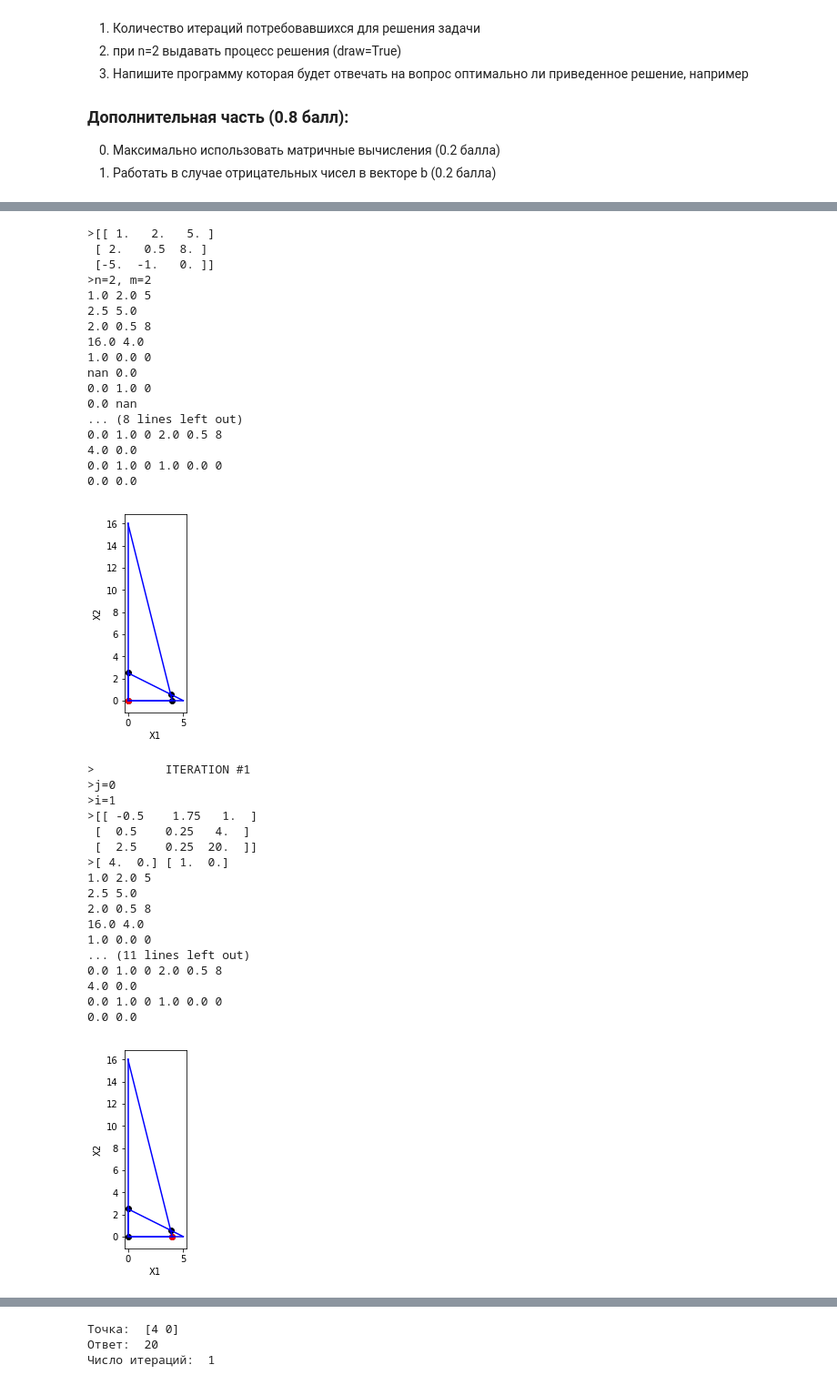
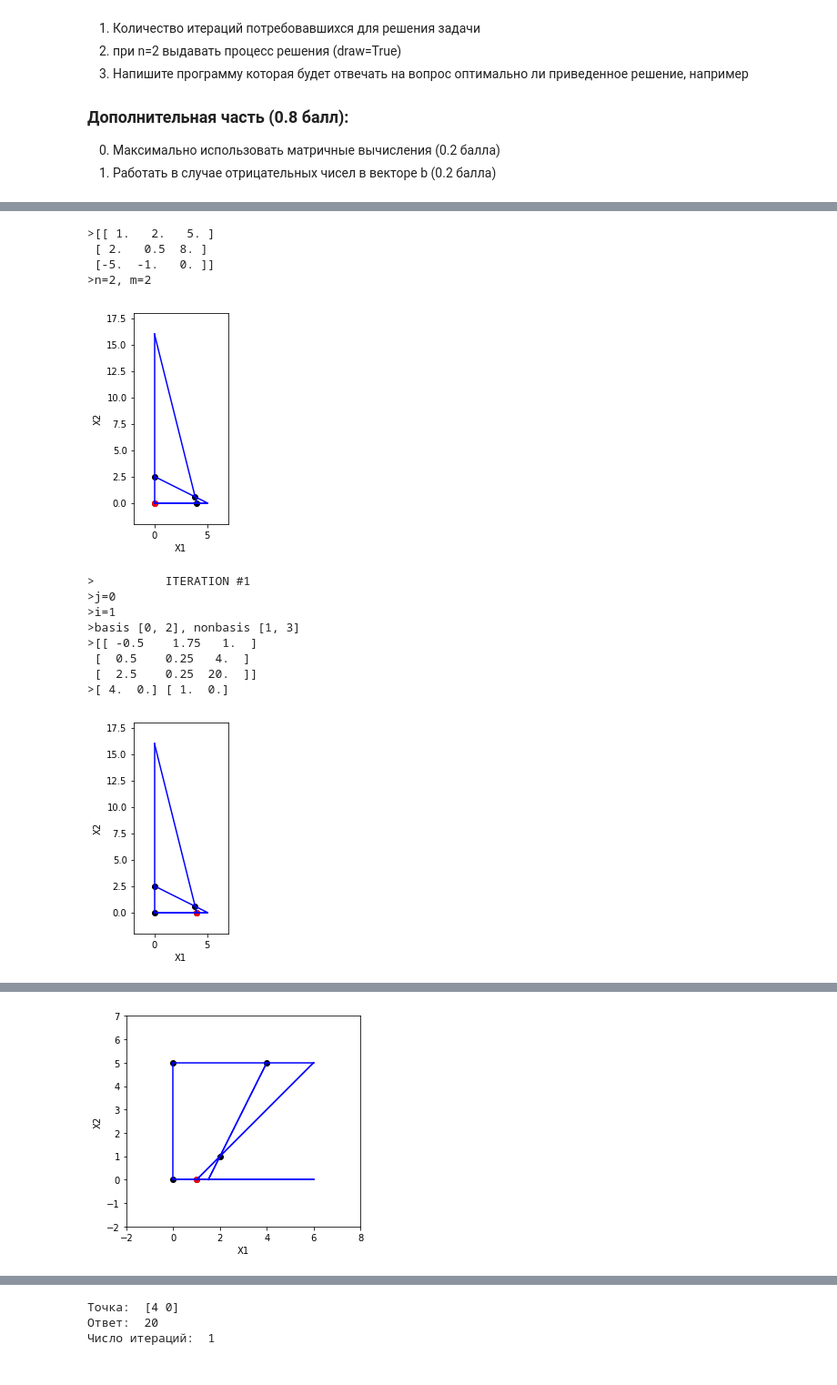
Before and after one commit to Wiki-fan/MIPT-all, a Jupyter notebook: задание.ipynb, the cells around one changed output, grey strips where cells are left out. Shown at 91% size. Drawn from its saved outputs; the diff is of its cells as text; code cells hidden in the pictures.

```diff
--- a/задание.ipynb
+++ b/задание.ipynb
@@ -260,68 +306,46 @@ solve_lin_prog(A, b, c, draw=True)
 # %%
 A=np.array([[1,2],[2,0.5]])
 b=np.array([5,8])
 c=np.array([5,1])
 ans = solve_lin_prog(A, b, c, draw=True)
-corr_ans = (np.array([ 4.,  0.]), 20.0, 1)
-assert((ans[0] == corr_ans[0]).all() and ans[1] == corr_ans[1] and ans[2] == corr_ans[2])
+corr_ans = (np.array([ 4.,  0.]), 20.0)
+assert((ans[0] == corr_ans[0]).all() and ans[1] == corr_ans[1])
 
 A=np.array([[1,-1],[2,-1], [0, 1]])
 b=np.array([1,3,5])
 c=np.array([4,3])
 ans = solve_lin_prog(A, b, c, draw=True)
-corr_ans = (np.array([ 4.,  5.]), 31.0, 3)
-assert((ans[0] == corr_ans[0]).all() and ans[1] == corr_ans[1] and ans[2] == corr_ans[2])
+corr_ans = (np.array([ 4.,  5.]), 31.0)
+assert((ans[0] == corr_ans[0]).all() and ans[1] == corr_ans[1])
 
 A=np.array([[2,3,1],[4,1,2],[3,4,2]])
 b=np.array([5, 11, 8])
 c=np.array([5, 4, 3])
 ans = solve_lin_prog(A, b, c, draw=True)
-corr_ans = (np.array([ 2.,  0.,  1.]), 13.0, 2)
-assert((ans[0] == corr_ans[0]).all() and ans[1] == corr_ans[1] and ans[2] == corr_ans[2])
+corr_ans = (np.array([ 2.,  0.,  1.]), 13.0)
+assert((ans[0] == corr_ans[0]).all() and ans[1] == corr_ans[1])
 
 A=np.array([[1,1,1,1],[2,1,-1,-1],[0,-1,0,1]])
 b=np.array([40, 10, 10])
 c=np.array([0.5, 3,1,4])
 ans = solve_lin_prog(A, b, c, draw=True)
-corr_ans = (np.array([  0.,  15.,   0.,  25.]), 145.0, 2)
-assert((ans[0] == corr_ans[0]).all() and ans[1] == corr_ans[1] and ans[2] == corr_ans[2])
+corr_ans = (np.array([  0.,  15.,   0.,  25.]), 145.0)
+assert((ans[0] == corr_ans[0]).all() and ans[1] == corr_ans[1])
 # %% [output]
 >[[ 1.   2.   5. ]
  [ 2.   0.5  8. ]
  [-5.  -1.   0. ]]
 >n=2, m=2
-1.0 2.0 5
-2.5 5.0
-2.0 0.5 8
-16.0 4.0
-1.0 0.0 0
-nan 0.0
-0.0 1.0 0
-0.0 nan
-... (8 lines left out)
-0.0 1.0 0 2.0 0.5 8
-4.0 0.0
-0.0 1.0 0 1.0 0.0 0
-0.0 0.0
-[figure, old version]
+[figure, new version]
 >          ITERATION #1
 >j=0
 >i=1
+>basis [0, 2], nonbasis [1, 3]
 >[[ -0.5    1.75   1.  ]
  [  0.5    0.25   4.  ]
  [  2.5    0.25  20.  ]]
 >[ 4.  0.] [ 1.  0.]
-1.0 2.0 5
-2.5 5.0
-2.0 0.5 8
-16.0 4.0
-1.0 0.0 0
-... (11 lines left out)
-0.0 1.0 0 2.0 0.5 8
-4.0 0.0
-0.0 1.0 0 1.0 0.0 0
-0.0 0.0
-[figure, old version]
+[figure, new version]
 >FINISHED in 1 iterations
 >path [array([ 0.,  0.]), array([ 4.,  0.])]
 >[ 4.  0.] [ 1.  0.]
@@ -348,3 +364,4 @@ inf nan
  [-0.  1.  5.]
  [ 4. -7.  4.]]
 >[ 1.  0.] [ 0.  1.  5.]
+[figure, new version]
```
Also changed, not shown: parts of 5 cells of this notebook.
